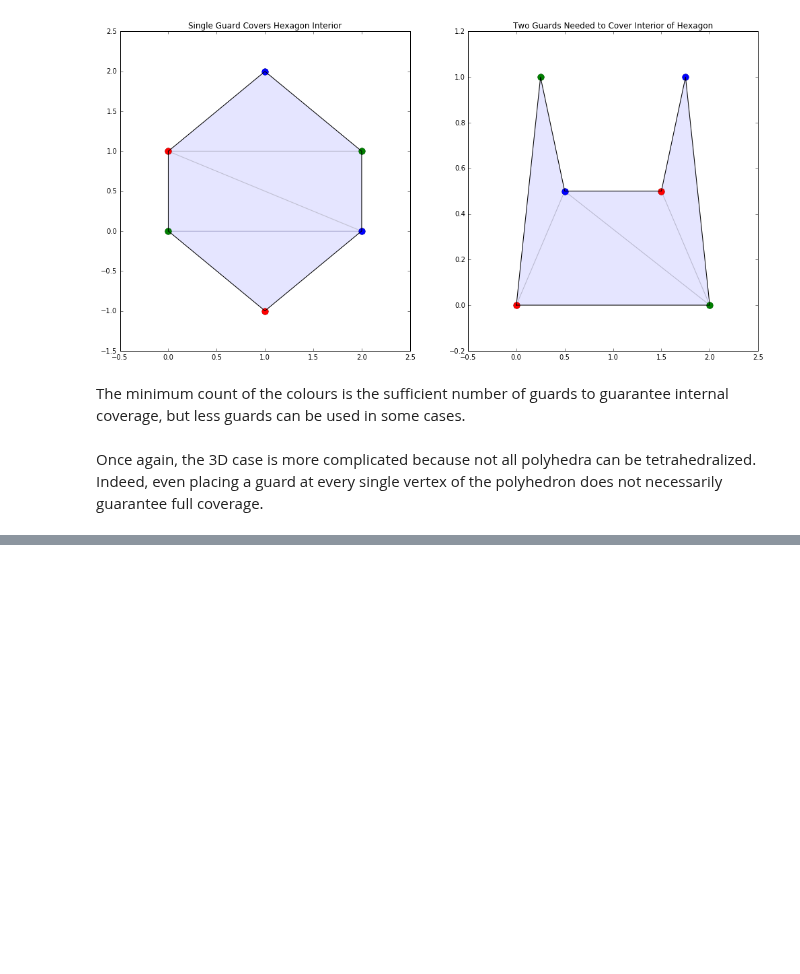
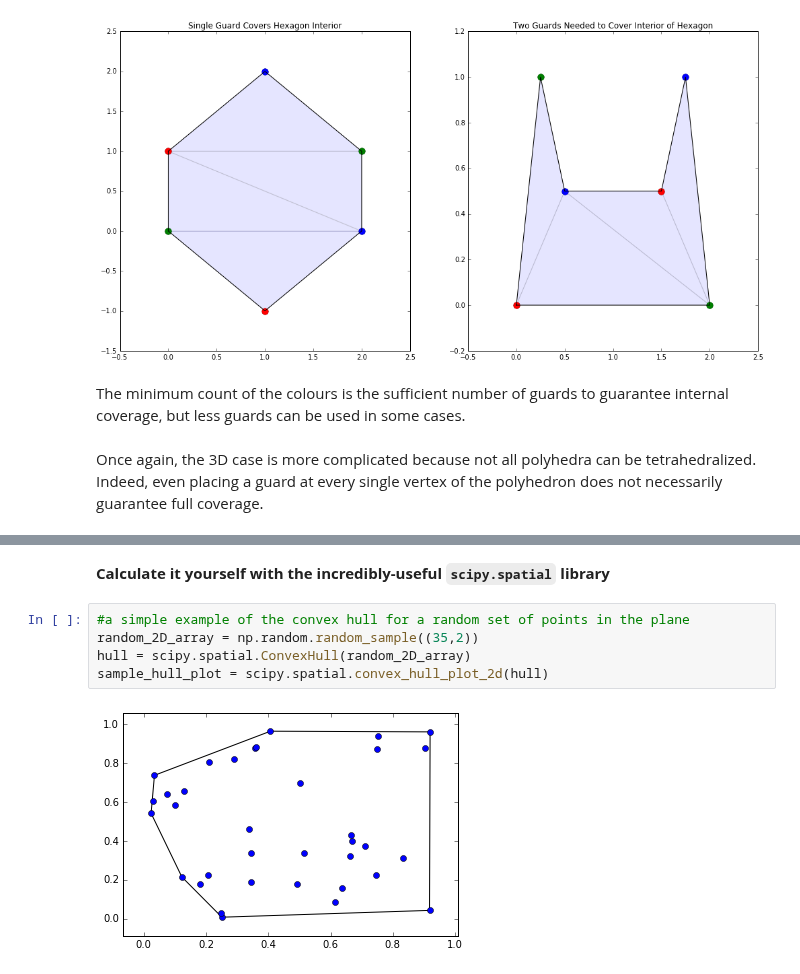
Before and after one commit to tylerjereddy/pycon-2016, a Jupyter notebook: computational_geometry_tutorial.ipynb, the cells around one changed output, grey strips where cells are left out. Drawn from its saved outputs; the diff is of its cells as text; blank space fills up the shorter version.

Commit message:
Drafted section 3.1: Convexity, Convex Hulls and General Position.

```diff
--- a/computational_geometry_tutorial.ipynb
+++ b/computational_geometry_tutorial.ipynb
@@ -374,0 +384,9 @@ Once again, the 3D case is more complicated because not all polyhedra can be tet
+# %% [markdown]
+**Calculate it yourself with the incredibly-useful `scipy.spatial` library**
+# %%
+#a simple example of the convex hull for a random set of points in the plane
+random_2D_array = np.random.random_sample((35,2))
+hull = scipy.spatial.ConvexHull(random_2D_array)
+sample_hull_plot = scipy.spatial.convex_hull_plot_2d(hull)
+# %% [output]
+[figure, added]
```
Also changed, not shown: parts of 9 cells of this notebook, 1 other file.
